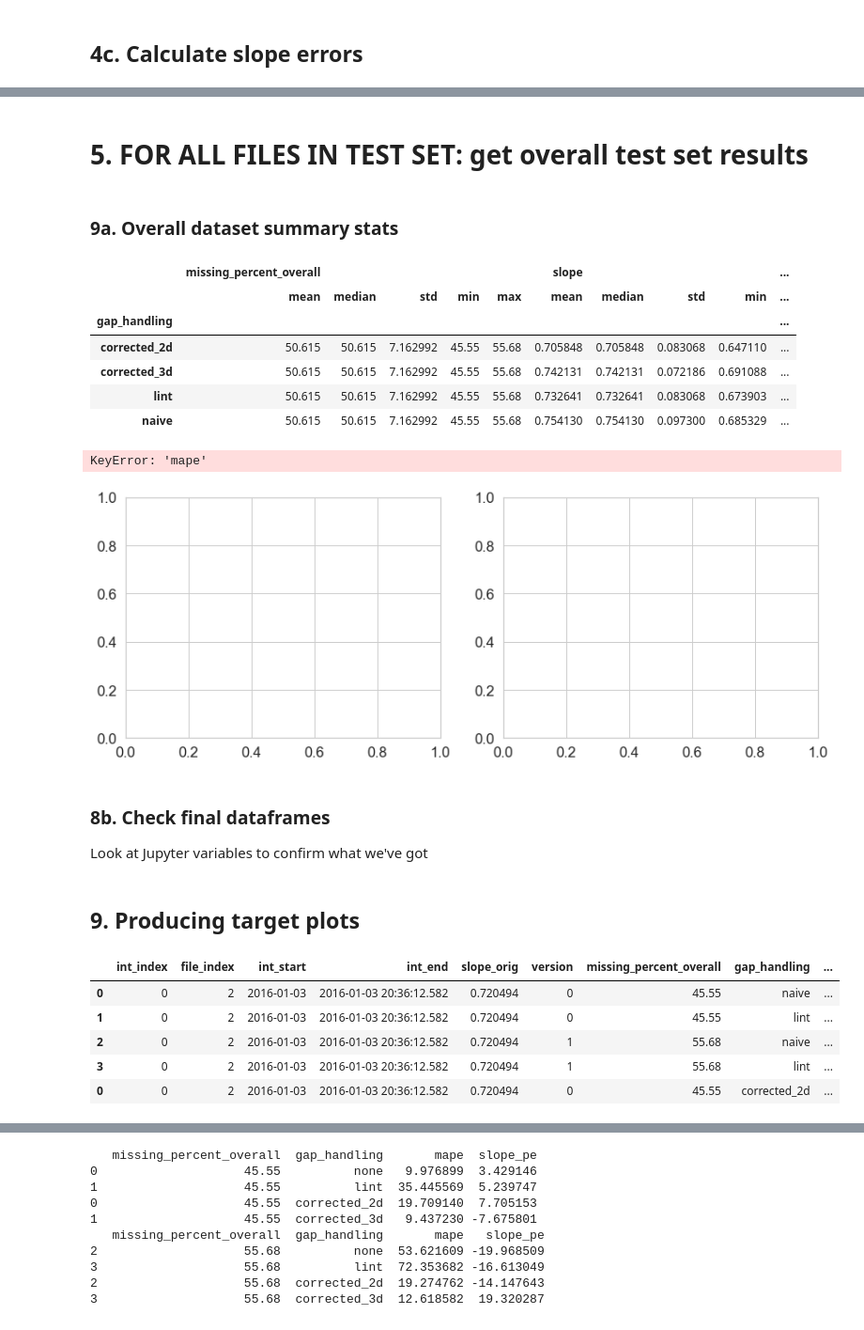
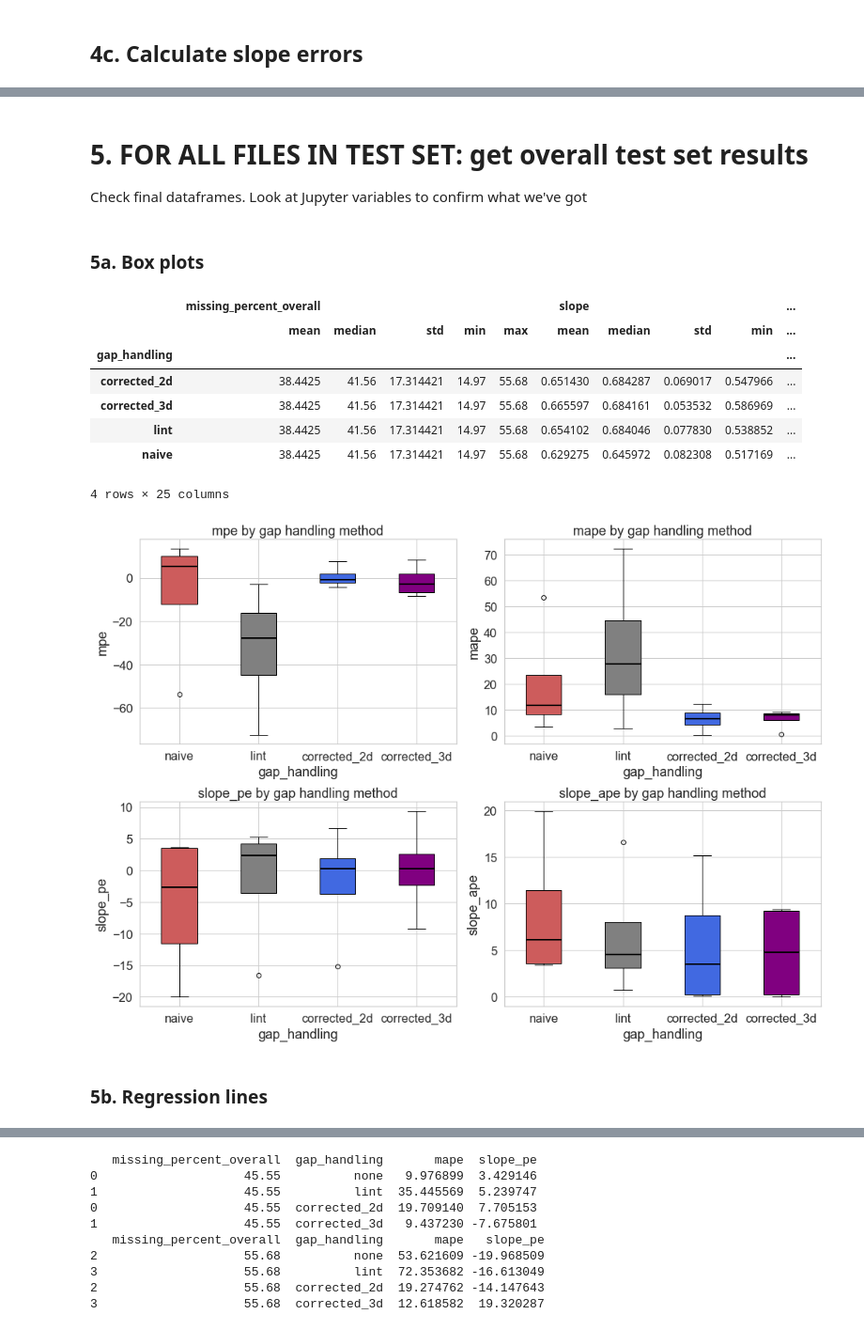
Before and after one commit to daniel-wrench/time_series_analysis, a Jupyter notebook: official_demo.ipynb, the cells around one changed output, grey strips where cells are left out. Shown: that part at 94% size. Saved outputs shown, nothing was run; the diff lists cells and outputs as text; code cells hidden in the pictures.

Commit message:
Look on my works, ye Mighty, and despair!

```diff
--- a/official_demo.ipynb
+++ b/official_demo.ipynb
@@ -1106,3 +1032,5 @@ for i in range(len(files_metadata)):
                     "slope"] = slope
 # %% [markdown]
 ## 4c. Calculate slope errors
+# %%
+ints_gapped_metadata = pd.merge(ints_gapped_metadata, ints_metadata.drop(["int_start", "int_end"], axis=1), how="inner", on=["file_index", "int_index"], suffixes=("", "_orig"))
@@ -1112,76 +1069,66 @@ ints_gapped_metadata["slope_ape"] = np.abs(ints_gapped_metadata["slope_pe"])
 # %% [markdown]
 # 5. FOR ALL FILES IN TEST SET: get overall test set results
+
+Check final dataframes.
+Look at Jupyter variables to confirm what we've got
-# %% [markdown]
-### 9a. Overall dataset summary stats
+# %% [markdown]
+### 5a. Box plots
 # %%
 ints_gapped_metadata.groupby("gap_handling")[["missing_percent_overall", "slope", "slope_pe", "mpe", "mape"]].agg(["mean", "median", "std", "min", "max"])
 # %% [output]
 |  | missing_percent_overall |  |  |  |  | slope |  |  |  | ... |
 |  | mean | median | std | min | max | mean | median | std | min | ... |
 | gap_handling |  |  |  |  |  |  |  |  |  | ... |
-| corrected_2d | 50.615 | 50.615 | 7.162992 | 45.55 | 55.68 | 0.705848 | 0.705848 | 0.083068 | 0.647110 | ... |
-| corrected_3d | 50.615 | 50.615 | 7.162992 | 45.55 | 55.68 | 0.742131 | 0.742131 | 0.072186 | 0.691088 | ... |
-| lint | 50.615 | 50.615 | 7.162992 | 45.55 | 55.68 | 0.732641 | 0.732641 | 0.083068 | 0.673903 | ... |
-| naive | 50.615 | 50.615 | 7.162992 | 45.55 | 55.68 | 0.754130 | 0.754130 | 0.097300 | 0.685329 | ... |
+| corrected_2d | 38.4425 | 41.56 | 17.314421 | 14.97 | 55.68 | 0.651430 | 0.684287 | 0.069017 | 0.547966 | ... |
+| corrected_3d | 38.4425 | 41.56 | 17.314421 | 14.97 | 55.68 | 0.665597 | 0.684161 | 0.053532 | 0.586969 | ... |
+| lint | 38.4425 | 41.56 | 17.314421 | 14.97 | 55.68 | 0.654102 | 0.684046 | 0.077830 | 0.538852 | ... |
+| naive | 38.4425 | 41.56 | 17.314421 | 14.97 | 55.68 | 0.629275 | 0.645972 | 0.082308 | 0.517169 | ... |
+4 rows × 25 columns
 # %%
 import matplotlib.pyplot as plt
 
 # Assuming ints_gapped_metadata is your DataFrame
 # Define the list of columns to plot
-columns = ["mape", "slope_ape", "mpes", "slope_pe"]
+columns = ["mpe", "mape", "slope_pe", "slope_ape"]
 
 # Create subplots
-fig, axes = plt.subplots(1, 2, figsize=(14, 5))
+fig, axes = plt.subplots(2, 2, figsize=(14, 10))
 
 # Flatten the 2D array of axes for easy iteration
 axes = axes.flatten()
 
 custom_order = ["naive", "lint", "corrected_2d", "corrected_3d"]
 colors = ['indianred', 'grey', 'royalblue', 'purple']
 
 # Create boxplots for each column
 for col, ax in zip(columns, axes):
     data_to_plot = [ints_gapped_metadata[ints_gapped_metadata['gap_handling'] == method][col] for method in custom_order]
     box = ax.boxplot(data_to_plot, patch_artist=True)
 
     # Set colors for the boxes
 
     for patch, color in zip(box['boxes'], colors):
         patch.set_facecolor(color)
 
     # Set colors for the median lines
     median_color = 'black'
     for median in box['medians']:
         median.set_color(median_color)
         median.set_linewidth(2)  # optional: set line width to make it more prominent
 
     ax.set_title(f'{col} by gap handling method')
     ax.set_xlabel('gap_handling')
     ax.set_ylabel(f'{col}')
     ax.set_xticklabels(custom_order)
 
 # Adjust layout
 plt.tight_layout()
 plt.suptitle('')  # Remove the default title to avoid overlap
 plt.show()
 # %% [output]
-KeyError: 'mape'
-[figure, old version]
+[figure, new version]
-# %% [markdown]
-### 8b. Check final dataframes
-
-Look at Jupyter variables to confirm what we've got
-# %% [markdown]
-## 9. Producing target plots
-# %%
-ints_gapped_metadata.head()
-# %% [output]
-|  | int_index | file_index | int_start | int_end | slope_orig | version | missing_percent_overall | gap_handling | ... |
-| 0 | 0 | 2 | 2016-01-03 | 2016-01-03 20:36:12.582 | 0.720494 | 0 | 45.55 | naive | ... |
-| 1 | 0 | 2 | 2016-01-03 | 2016-01-03 20:36:12.582 | 0.720494 | 0 | 45.55 | lint | ... |
-| 2 | 0 | 2 | 2016-01-03 | 2016-01-03 20:36:12.582 | 0.720494 | 1 | 55.68 | naive | ... |
-| 3 | 0 | 2 | 2016-01-03 | 2016-01-03 20:36:12.582 | 0.720494 | 1 | 55.68 | lint | ... |
-| 0 | 0 | 2 | 2016-01-03 | 2016-01-03 20:36:12.582 | 0.720494 | 0 | 45.55 | corrected_2d | ... |
+# %% [markdown]
+### 5b. Regression lines
 # %%
 # Make scatterplot of mape vs. missing_percent, coloured by gap handling
 palette = dict(zip(custom_order, colors))
```
Also changed, not shown: parts of 22 cells of this notebook.
